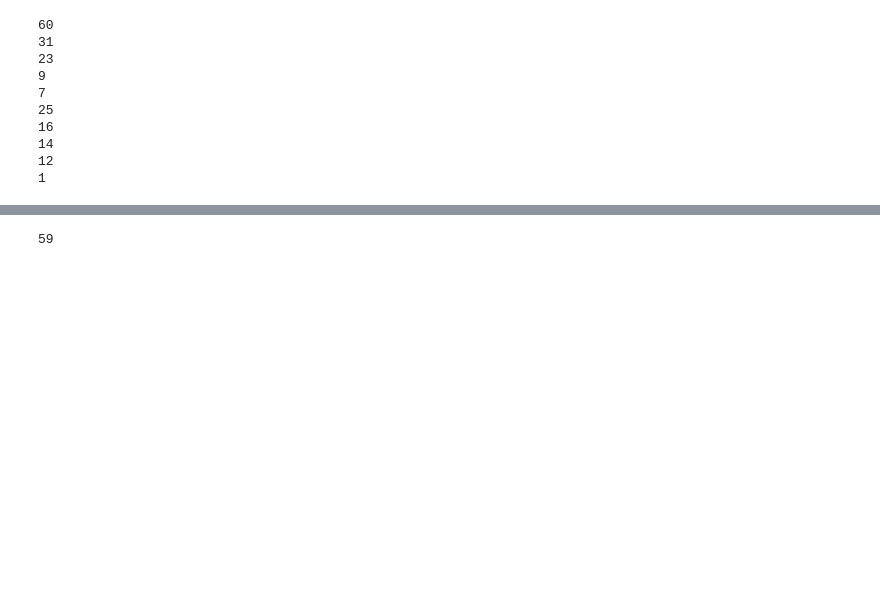
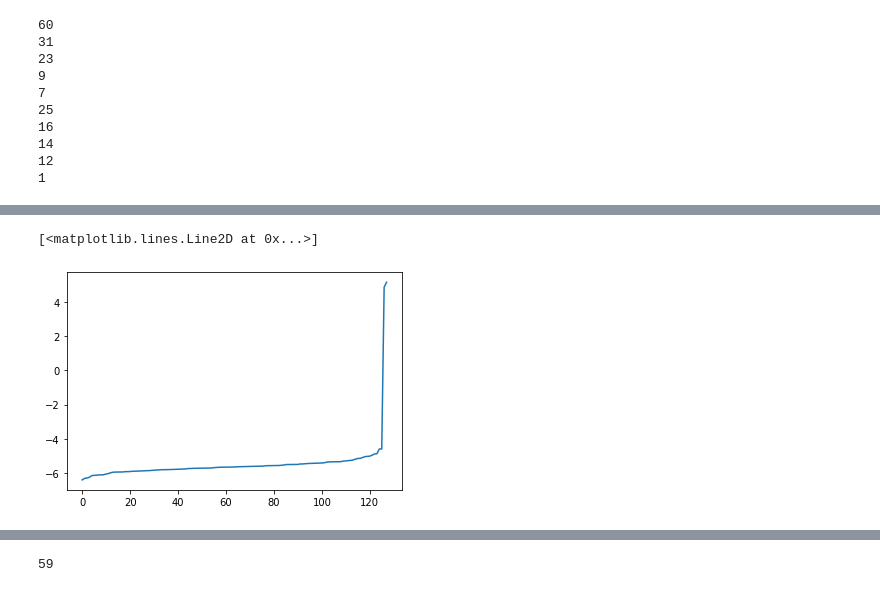
Before and after one commit to hangdj/trl, a Jupyter notebook: nbs/waf-gpt.ipynb, the cells around one changed output, grey strips where cells are left out. Cells and saved outputs as stored; diff of their text form; code cells hidden in the pictures; blank space fills up the shorter version.

```diff
--- a/nbs/waf-gpt.ipynb
+++ b/nbs/waf-gpt.ipynb
@@ -1184,0 +1197,5 @@ for scores in rewards_plot[:]:
+# %%
+plt.plot(x, sorted(rewards_plot[10]))
+# %% [output]
+[<matplotlib.lines.Line2D at 0x...>]
+[figure, added]
```
Also changed, not shown: parts of 27 cells of this notebook, 1 other file.
